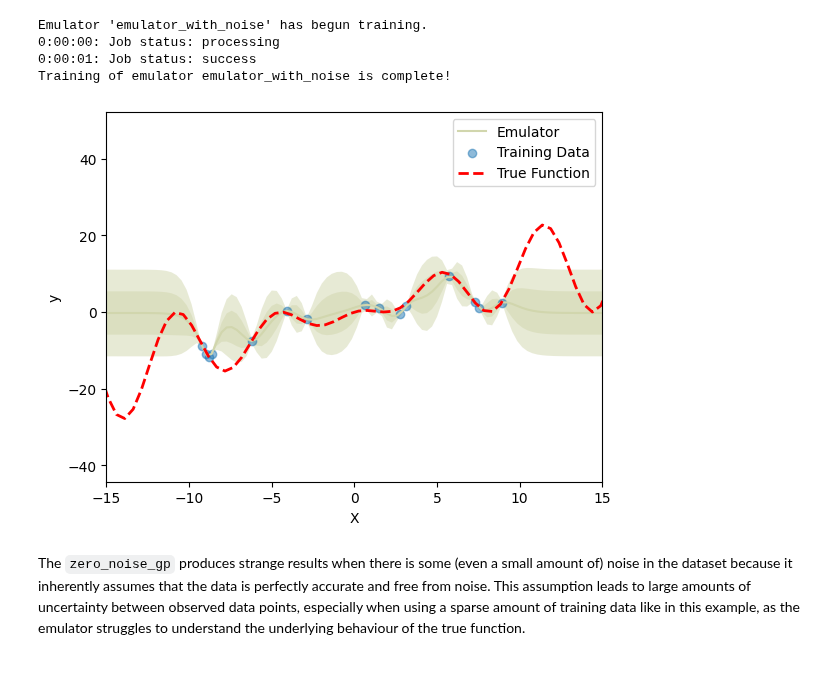
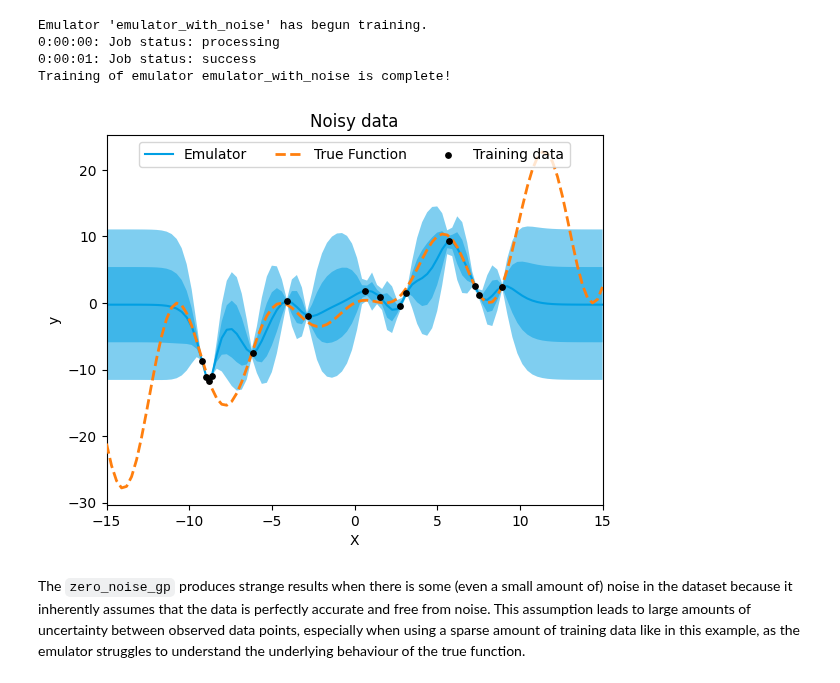
Before and after one commit to digiLab-ai/twinLab-Tutorials, a Jupyter notebook: notebooks/Noiseless_data.ipynb, the cells around one changed output. Cells and saved outputs as stored; diff of their text form; code cells hidden in the pictures.

```diff
--- a/notebooks/Noiseless_data.ipynb
+++ b/notebooks/Noiseless_data.ipynb
@@ -25,8 +31,5 @@ np.random.seed(17)
 # %% [markdown]
 Make sure you set up your API key and other information to be able to use `twinLab`, either through a `.env` file, using `secrets`, or through `tl.set_user`/`tl.set_api_key`.
-# %%
-tl.set_user("<YOUR_USERNAME>")
-tl.set_api_key("<YOUR_API_KEY>")
 # %% [markdown]
 ### **1. Generate a noise free dataset**
 In this step, a dataset is created using a scaled oscillator function that produces precise outputs without any inherent randomness. This data will serve as the "true" representation of the underlying process, unaffected by noise or uncertainty, providing a clean benchmark for training and evaluation.
@@ -37,7 +40,7 @@ def oscillator(x):
 
 
 # Generate true data
-X = np.linspace(-25, 25, 100)[:, np.newaxis]
+X = np.linspace(-15, 15, 100)[:, np.newaxis]
 y = oscillator(X)
 
 # Generate train data
@@ -149,18 +186,24 @@ Emulator 'emulator_with_noise' has begun training.
 Training of emulator emulator_with_noise is complete!
 # %%
 # Plot mean predictions and the standard deviation on the predictions
-plt = emulator.plot(x_axis="X", y_axis="y", x_lim=(-15, 15), color="#D1D6AD")
-
+plt = emulator.plot(x_axis="X", y_axis="y", x_lim=(-15, 15))
+# Plot the ground truth function
+plt.plot(
+    X,
+    y,
+    linewidth=2,
+    label="True Function",
+    color="tab:orange",
+    linestyle="dashed",
+    zorder=10,
+)
 # Plot the training data
-plt.scatter(noisy_df["X"], noisy_df["y"], alpha=0.5, label="Training Data")
-
-# Plot the ground truth function
-plt.plot(X, y, c="r", linewidth=2, label="True Function", linestyle="dashed")
-
-plt.legend()
+plt.scatter(X_data, y_noisy, label="Training data", color="k", s=15, zorder=11)
+plt.legend(ncol=3, loc="upper center").set_zorder(12)
+plt.title("Noisy data")
 plt.show()
 # %% [output]
-[figure, old version]
+[figure, new version]
 # %% [markdown]
 The `zero_noise_gp` produces strange results when there is some (even a small amount of) noise in the dataset because it inherently assumes that the data is perfectly accurate and free from noise. This assumption leads to large amounts of uncertainty between observed data points, especially when using a sparse amount of training data like in this example, as the emulator struggles to understand the underlying behaviour of the true function.
 # %% [markdown]
```
Also changed, not shown: parts of 10 cells of this notebook, 9 other files.
